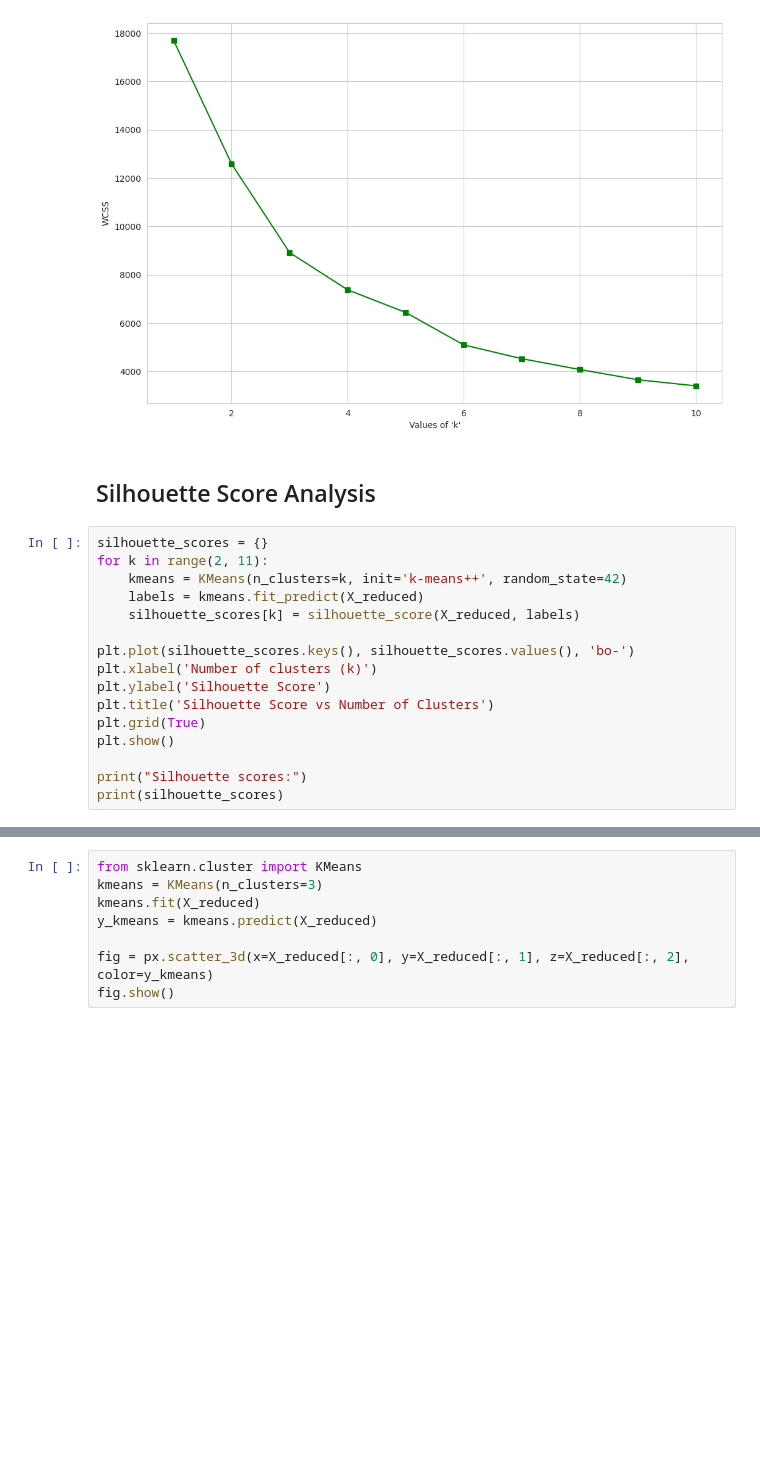
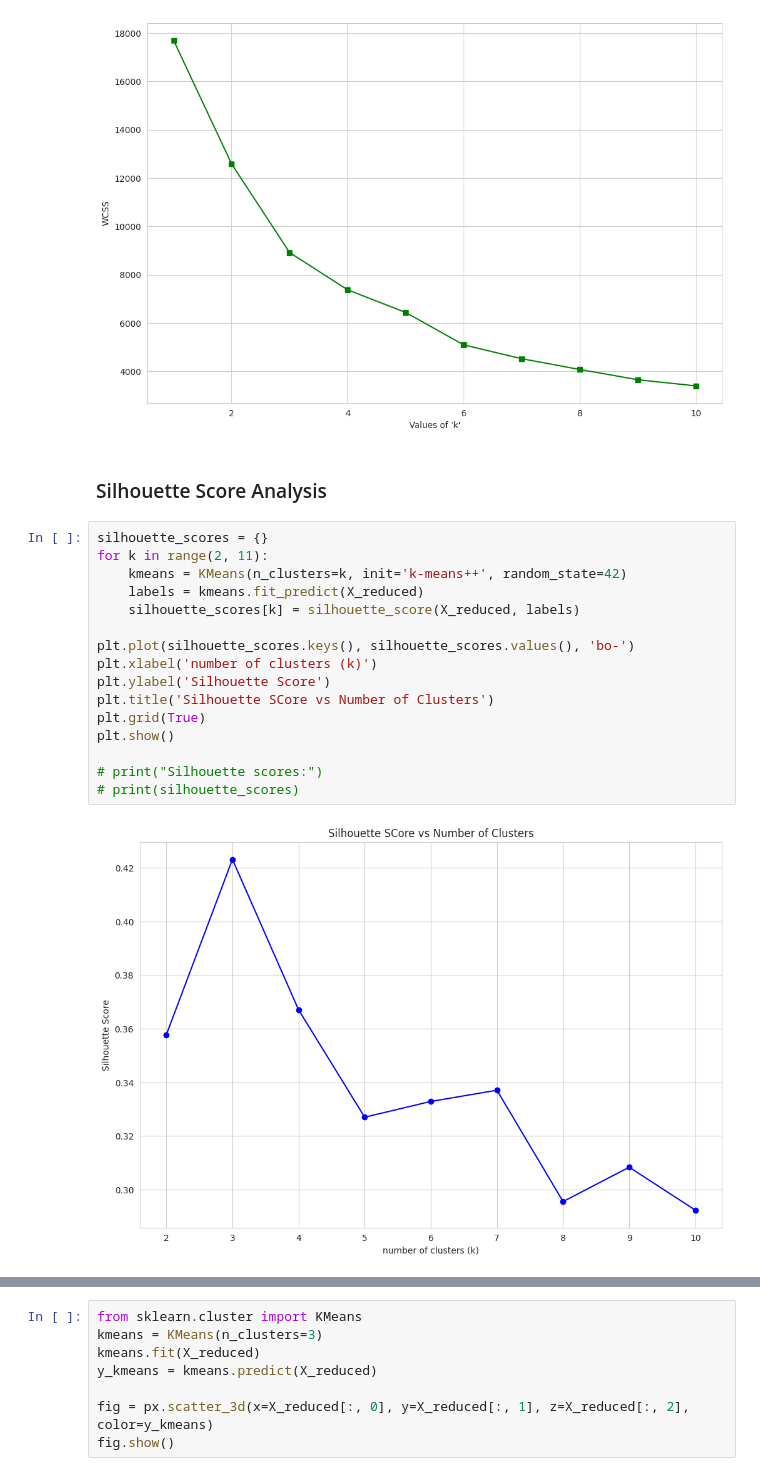
Before and after one commit to Cegeurun/CCADMACL_PROJECT, a Jupyter notebook: CCADMACL_PROJECT_REVISED.ipynb, the cells around one changed output, grey strips where cells are left out. Drawn from its saved outputs; the diff is of its cells as text; blank space fills up the shorter version.

```diff
--- a/CCADMACL_PROJECT_REVISED.ipynb
+++ b/CCADMACL_PROJECT_REVISED.ipynb
@@ -402,20 +404,22 @@ plt.show()
 # %% [output]
 [figure]
 # %% [markdown]
-## Silhouette Score Analysis
+### Silhouette Score Analysis
 # %%
 silhouette_scores = {}
 for k in range(2, 11):
     kmeans = KMeans(n_clusters=k, init='k-means++', random_state=42)
     labels = kmeans.fit_predict(X_reduced)
     silhouette_scores[k] = silhouette_score(X_reduced, labels)
 
 plt.plot(silhouette_scores.keys(), silhouette_scores.values(), 'bo-')
-plt.xlabel('Number of clusters (k)')
+plt.xlabel('number of clusters (k)')
 plt.ylabel('Silhouette Score')
-plt.title('Silhouette Score vs Number of Clusters')
+plt.title('Silhouette SCore vs Number of Clusters')
 plt.grid(True)
 plt.show()
 
-print("Silhouette scores:")
-print(silhouette_scores)
+# print("Silhouette scores:")
+# print(silhouette_scores)
+# %% [output]
+[figure, added]
```
Also changed, not shown: parts of 20 cells of this notebook.
